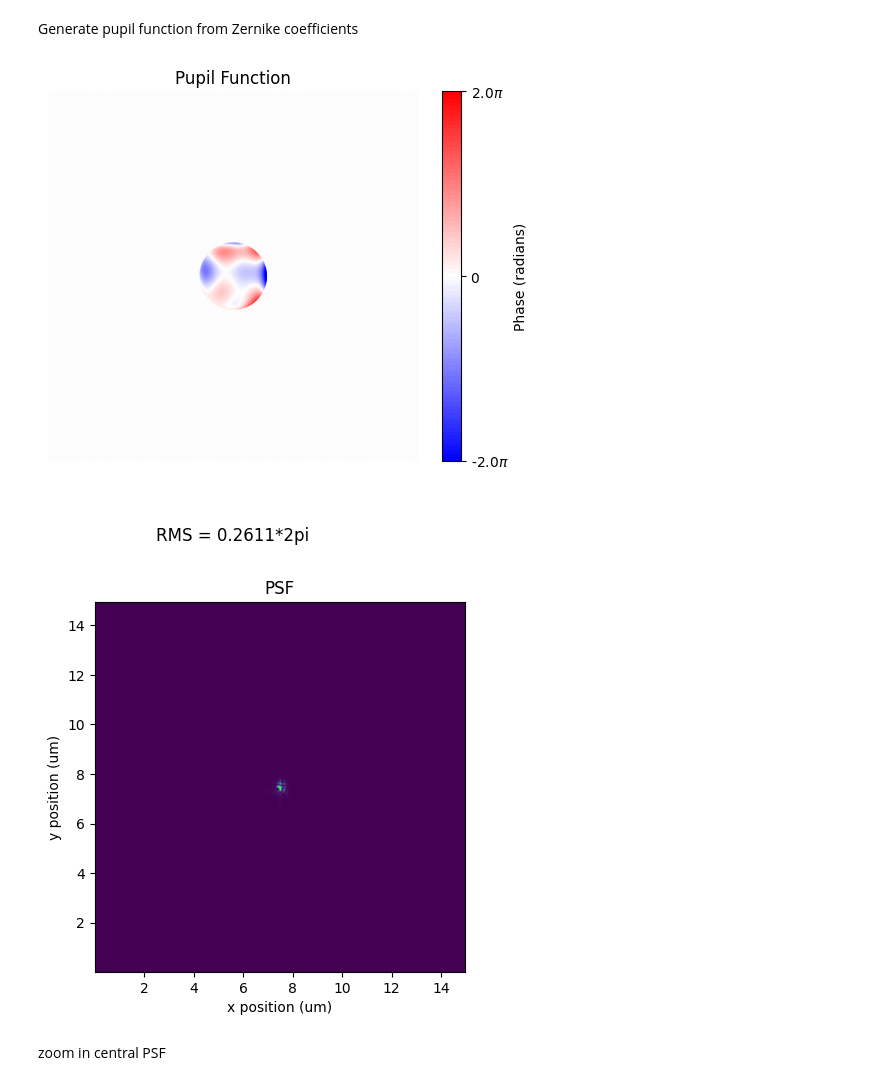
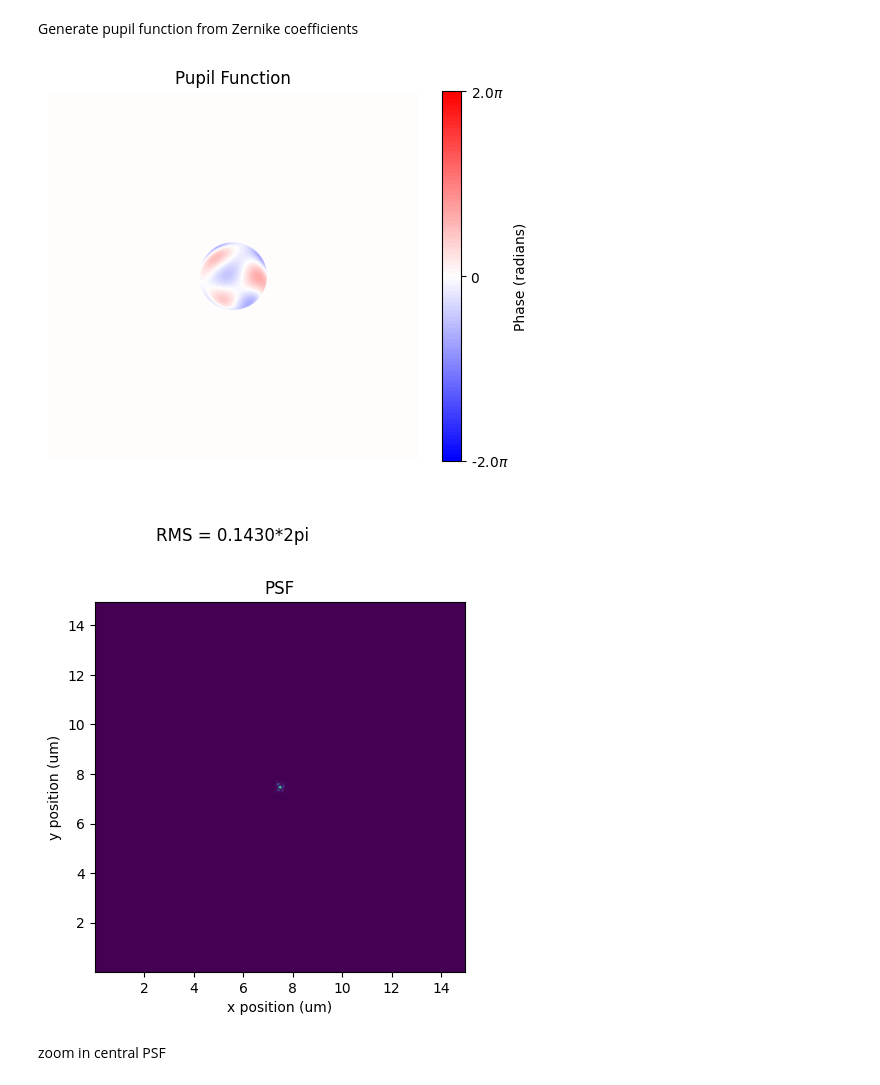
Before and after one commit to ArianaGu/EUV_FPM, a Jupyter notebook: fp_sim.ipynb, the cells around one changed output. Drawn from its saved outputs; the diff is of its cells as text; code cells hidden in the pictures.

```diff
--- a/fp_sim.ipynb
+++ b/fp_sim.ipynb
@@ -137,35 +139,35 @@ def show_aberration(phase, pupil):
     masked_values = phase[pupil == 1]
     rms = np.sqrt(np.mean(masked_values**2))
 
     plt.imshow(phase, cmap=cm, vmin=-2.0*np.pi, vmax=2.0*np.pi)
     cbar = plt.colorbar(label='Phase (radians)')
     cbar.set_ticks([-2.0*np.pi, 0, 2.0*np.pi])
     cbar.set_ticklabels([r'-2.0$\pi$', '0', r'2.0$\pi$'])
     plt.title('Pupil Function')
     plt.annotate(f'RMS = {rms/(2*np.pi):.4f}*2pi',
                  xy=(0.5, -0.2),  # Adjusted this value to make the label lower
                  xycoords='axes fraction',
                  ha='center', va='center',
                  fontsize=12)
 
     plt.xlabel('X')
     plt.ylabel('Y')
     plt.axis('off')
     plt.show()
 
-abe_phase = get_pupil_phase(0,0,FILTER)
+abe_phase = get_pupil_phase(1,1,FILTER)
 show_aberration(abe_phase, FILTER)
 
 # Visualize PSF
 abe_pupil = FILTER*np.exp(1j*abe_phase)
 PSF = np.abs(np.fft.fftshift(np.fft.fft2(abe_pupil)))**2
 plt.imshow(PSF, extent=[x_m[0]*1e6, x_m[-1]*1e6, y_m[0]*1e6, y_m[-1]*1e6])
 plt.xlabel('x position (um)')
 plt.ylabel('y position (um)')
 plt.title('PSF')
 plt.show()
 # %% [output]
-[figure, old version]
+[figure, new version]
 [figure]
 # %% [markdown]
 zoom in central PSF
```
Also changed, not shown: parts of 5 cells of this notebook.
